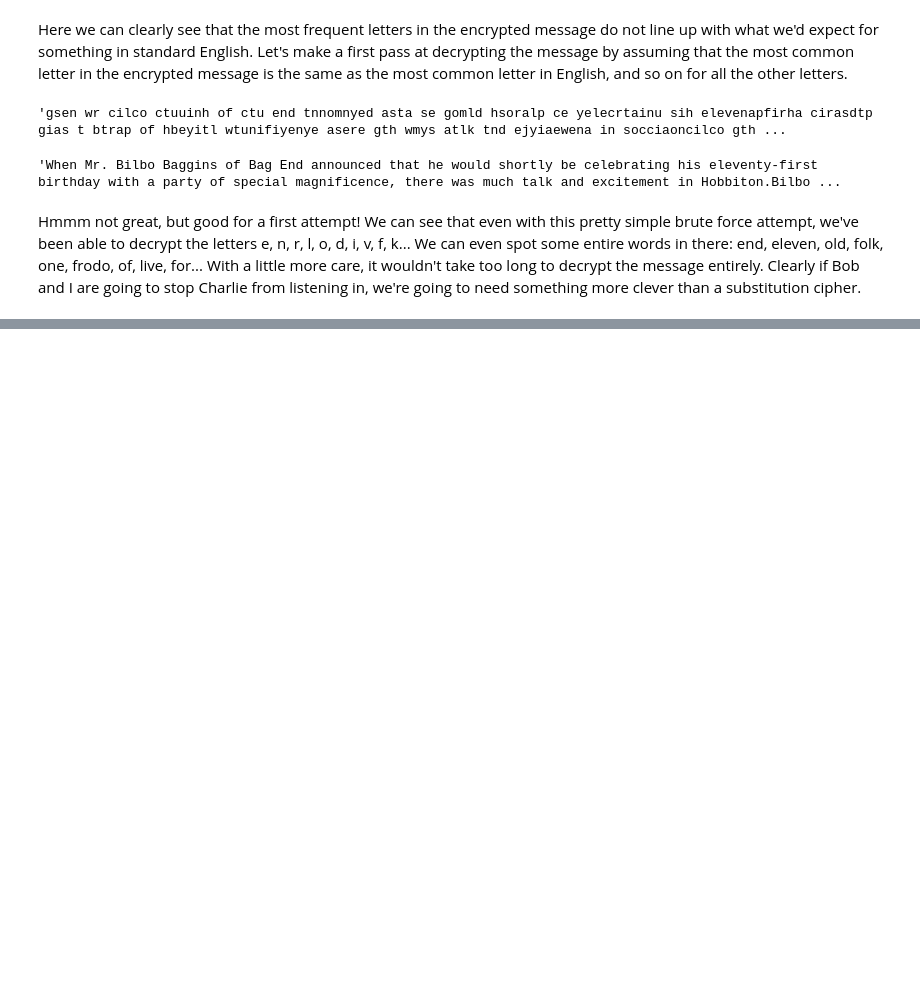
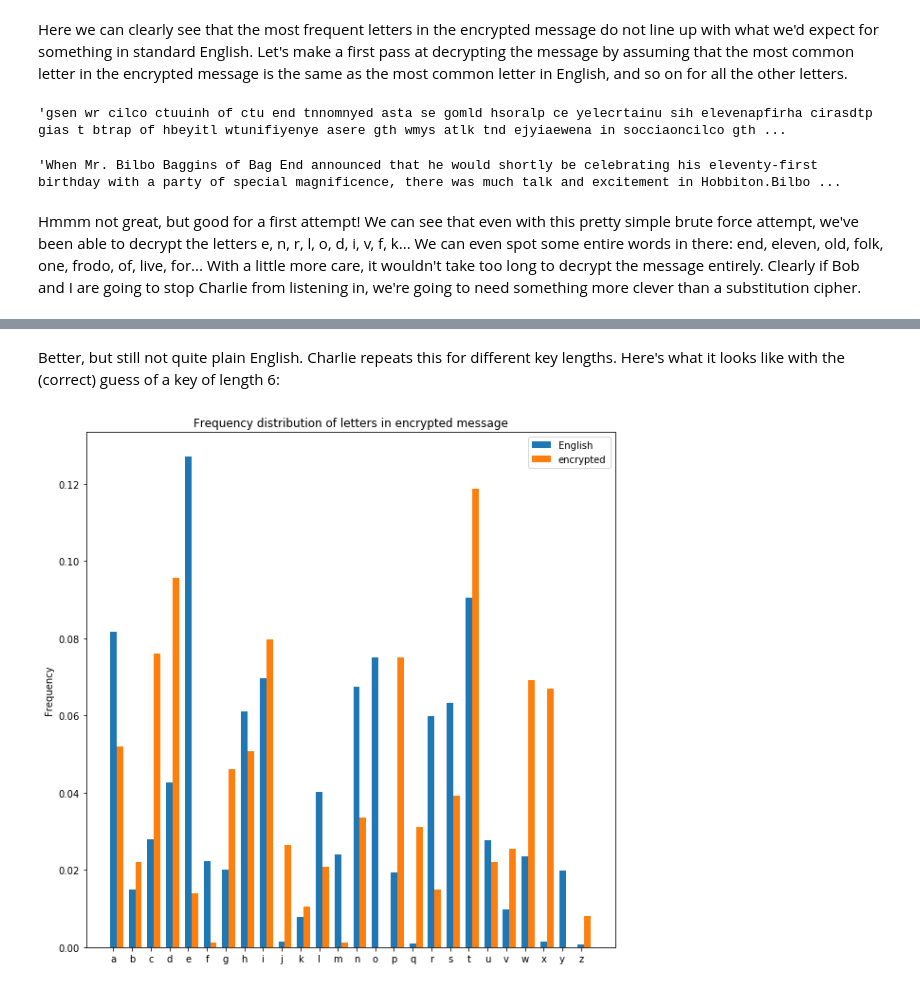
Before and after one commit to poojarao8/IACS_computes_2019, a Jupyter notebook: jupyter_notebooks/day7/cryptography/cryptography.ipynb, the cells around one changed output, grey strips where cells are left out. Saved outputs shown, nothing was run; the diff lists cells and outputs as text; code cells hidden in the pictures; blank space fills up the shorter version.

```diff
--- a/jupyter_notebooks/day7/cryptography/cryptography.ipynb
+++ b/jupyter_notebooks/day7/cryptography/cryptography.ipynb
@@ -244,0 +363,22 @@ Hmmm not great, but good for a first attempt! We can see that even with this pre
+# %% [markdown]
+Better, but still not quite plain English. Charlie repeats this for different key lengths. Here's what it looks like with the (correct) guess of a key of length 6:
+# %%
+encrypted_freqs = calc_frequency(ciphertext[::6])
+
+fig, ax = plt.subplots(figsize=(10,10))
+bar_width = 0.35
+
+ax.bar(x_pos, freqs, bar_width, label="English")
+ax.bar(x_pos + bar_width, encrypted_freqs, bar_width, label="encrypted")
+ax.set_xticks(x_pos)
+ax.set_xticklabels(letters)
+
+ax.set_ylabel('Frequency')
+
+ax.set_title('Frequency distribution of letters in encrypted message')
+
+plt.legend()
+
+plt.show()
+# %% [output]
+[figure, added]
```
Also changed, not shown: parts of 18 cells of this notebook, 1 other file.
